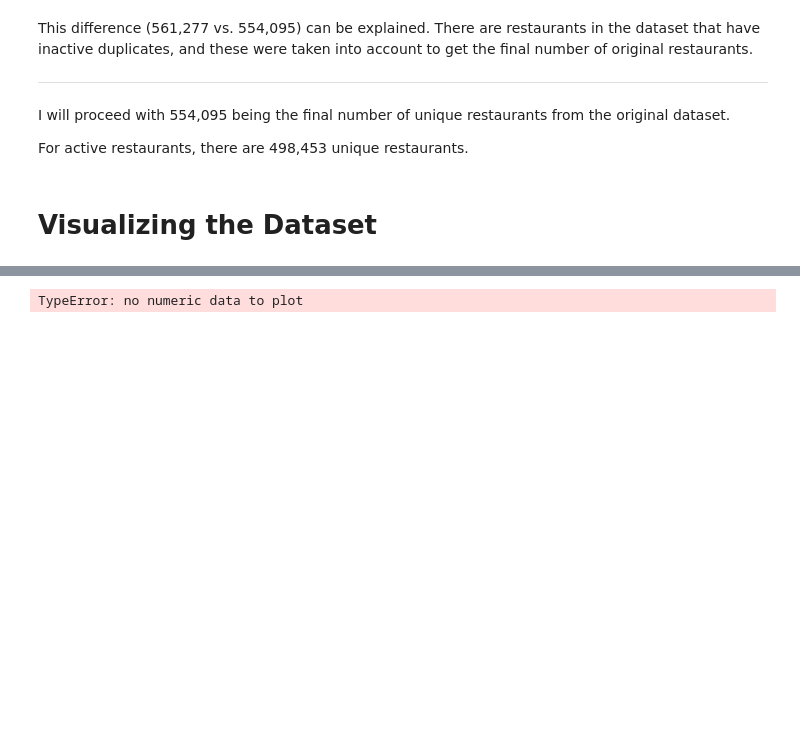
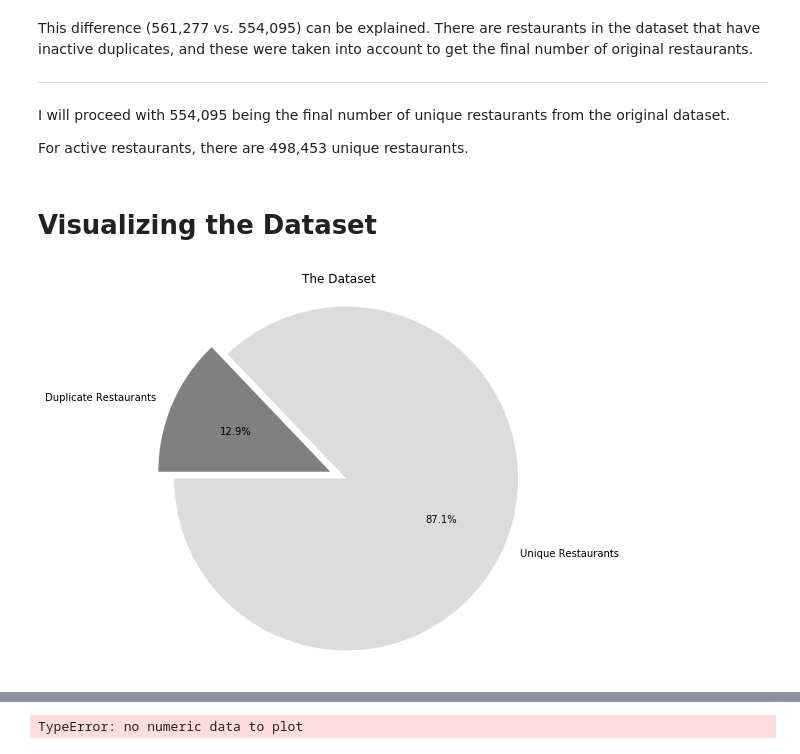
Before and after one commit to Junxchung/Estimating-the-Size-of-the-Online-Food-Ordering-Market, a Jupyter notebook: Otter Case Study Challenge.ipynb, the cells around one changed output, grey strips where cells are left out. Drawn from its saved outputs; the diff is of its cells as text; code cells hidden in the pictures; blank space fills up the shorter version.

Commit message:
completed figures 1 and 2

```diff
--- a/Otter Case Study Challenge.ipynb
+++ b/Otter Case Study Challenge.ipynb
@@ -1519,0 +1519,20 @@ import seaborn as sns
+# %%
+# pie graph of unique restaurants vs number of duplicate restaurants in the dataset
+# data['duplicate'] = data.duplicated(subset = ['latitude','longitude'], keep = 'first')
+# print(data['duplicate'].value_counts())
+fig1, ax1 = plt.subplots(figsize=(7,7))
+
+fig1_labels = 'Unique Restaurants', 'Duplicate Restaurants'
+ax1.pie([554095, 81977],
+        explode = (0, 0.1),
+        labels = fig1_labels,
+        autopct = '%1.1f%%',
+        shadow = False,
+        startangle = 180,
+        colors = ['gainsboro', 'gray'])
+ax1.axis('equal')
+ax1.set_title('The Dataset')
+
+plt.show()
+# %% [output]
+[figure, added]
```
Also changed, not shown: parts of 7 cells of this notebook.
